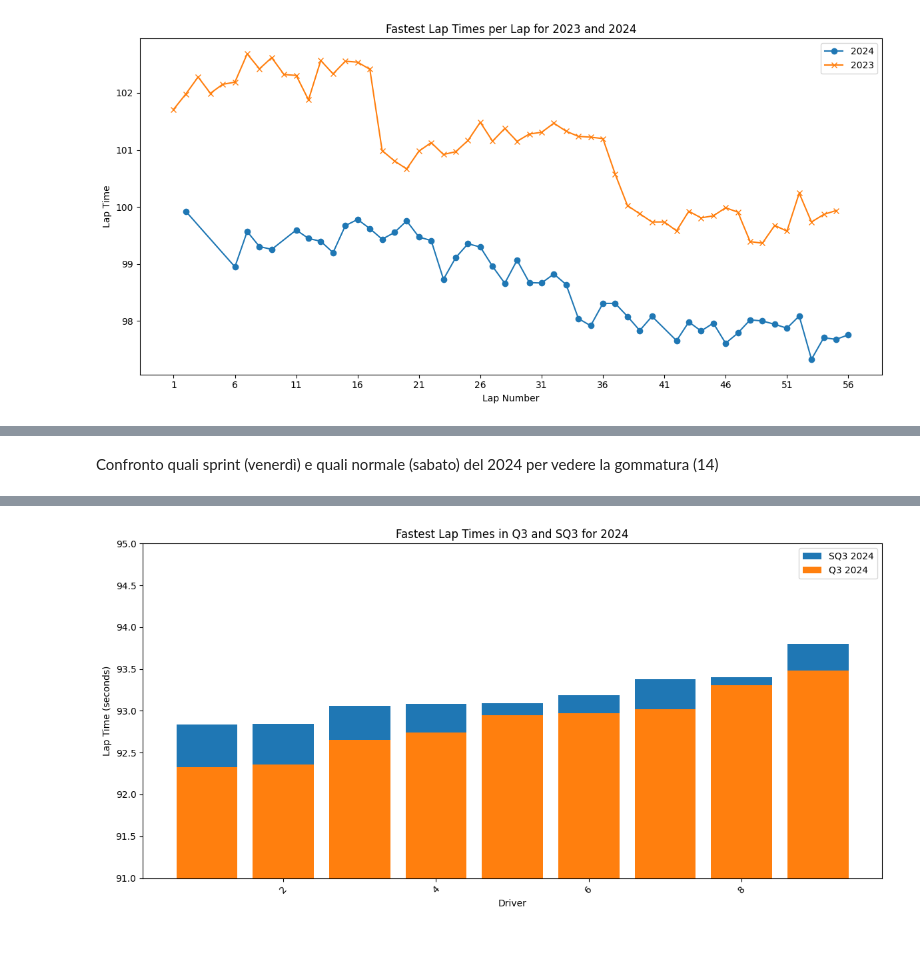
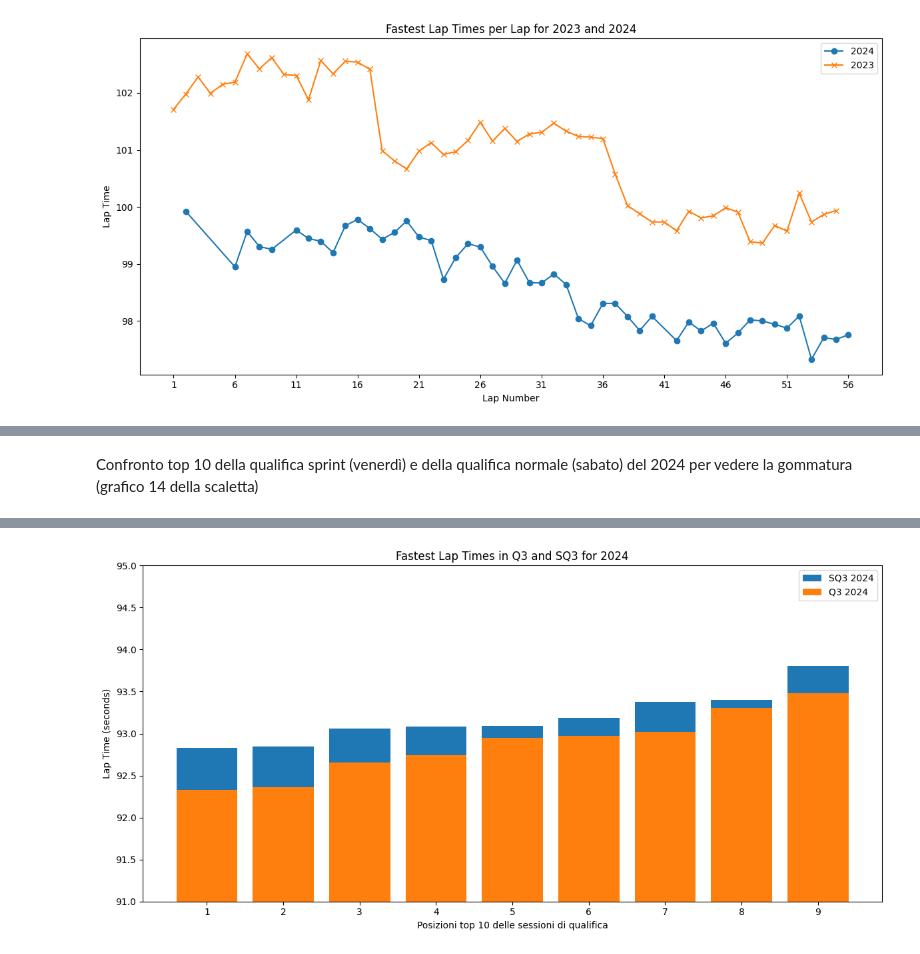
Before and after one commit to SirFuryy/progetto-Visualizzazione-Scentifica, a Jupyter notebook: velocita_media_squadre.ipynb, the cells around one changed output, grey strips where cells are left out. Cells and saved outputs as stored; diff of their text form; code cells hidden in the pictures.

```diff
--- a/velocita_media_squadre.ipynb
+++ b/velocita_media_squadre.ipynb
@@ -13,10 +13,10 @@ from timple.timedelta import num2timedelta
 from fastf1.core import Laps
 
 Q = ff1.get_session(2024, 'Austin', 4)
-Q.load()
+Q.load(weather=True)
 
 Q2023 = ff1.get_session(2023, 'Austin', 2)
-Q2023.load()
+Q2023.load(weather=True)
 
 SQ = ff1.get_session(2024, 'Austin', 2)
 SQ.load()
@@ -227,5 +208,5 @@ plt.show()
 # %% [markdown]
-Confronto quali sprint (venerdì) e quali normale (sabato) del 2024 per vedere la gommatura (14)
+Confronto top 10 della qualifica sprint (venerdì) e della qualifica normale (sabato) del 2024 per vedere la gommatura (grafico 14 della scaletta)
 # %%
 _, _, SQ3 = SQ.laps.split_qualifying_sessions()
 _, _, Q3= Q.laps.split_qualifying_sessions()
@@ -253,21 +234,19 @@ for driver in driversSQ3:
 #fastest_laps_SQ3 = fastest_laps_SQ3.sort_index()
 fastest_laps_SQ3.set_index("DriverPosition", inplace=True)
 fastest_laps_Q3.set_index("DriverPosition", inplace=True)
-print(fastest_laps_Q3)
-print(fastest_laps_SQ3)
+
 # Plot the fastest lap times for Q3 and SQ3
 plt.figure(figsize=(12, 6))
-
 
 plt.bar(fastest_laps_SQ3.index, fastest_laps_SQ3['LapTime'].apply(lambda x: x.total_seconds()),  label='SQ3 2024')
 plt.bar(fastest_laps_Q3.index, fastest_laps_Q3['LapTime'].apply(lambda x: x.total_seconds()),  label='Q3 2024')
 
-plt.xlabel('Driver')
+plt.xlabel('Posizioni top 10 delle sessioni di qualifica')
 plt.ylabel('Lap Time (seconds)')
 plt.title('Fastest Lap Times in Q3 and SQ3 for 2024')
 plt.legend()
 plt.ylim(91, 95)
-plt.xticks(rotation=45)
+plt.xticks(np.arange(1, 10, 1))
 plt.tight_layout()
 plt.show()
 # %% [output]
@@ -291 +253 @@ DriverPosition
-[figure, old version]
+[figure, new version]
```
Also changed, not shown: parts of 36 cells of this notebook.
